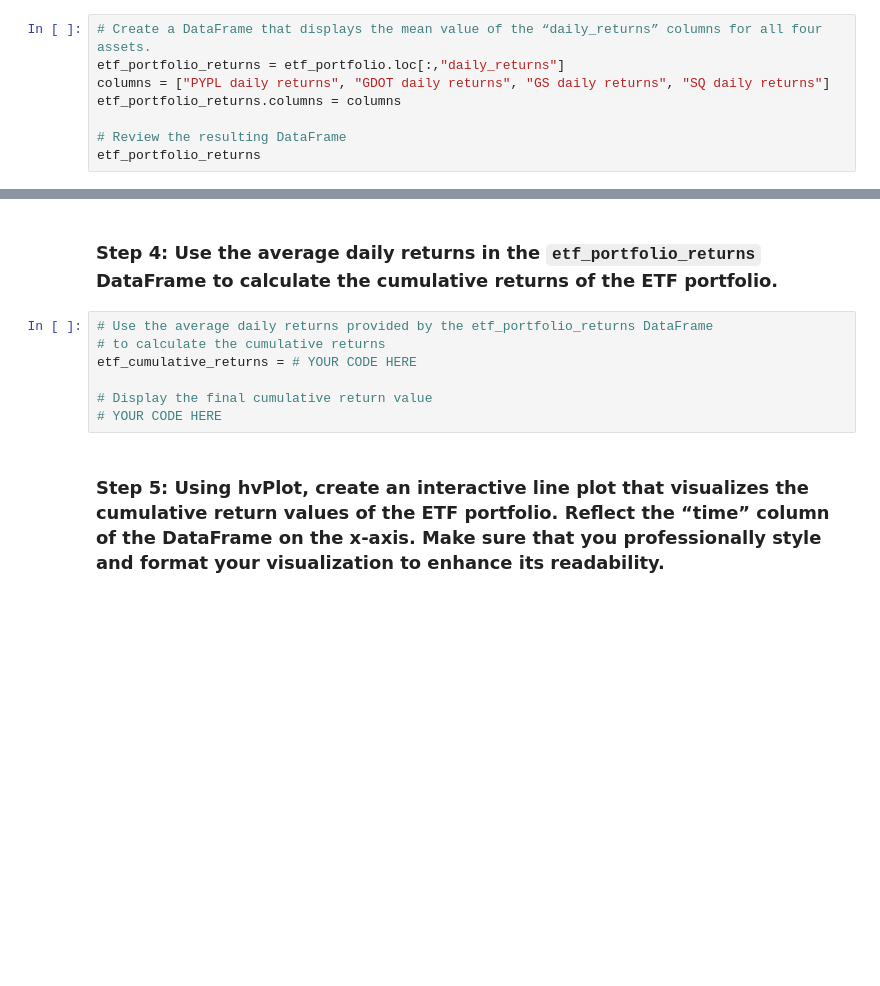
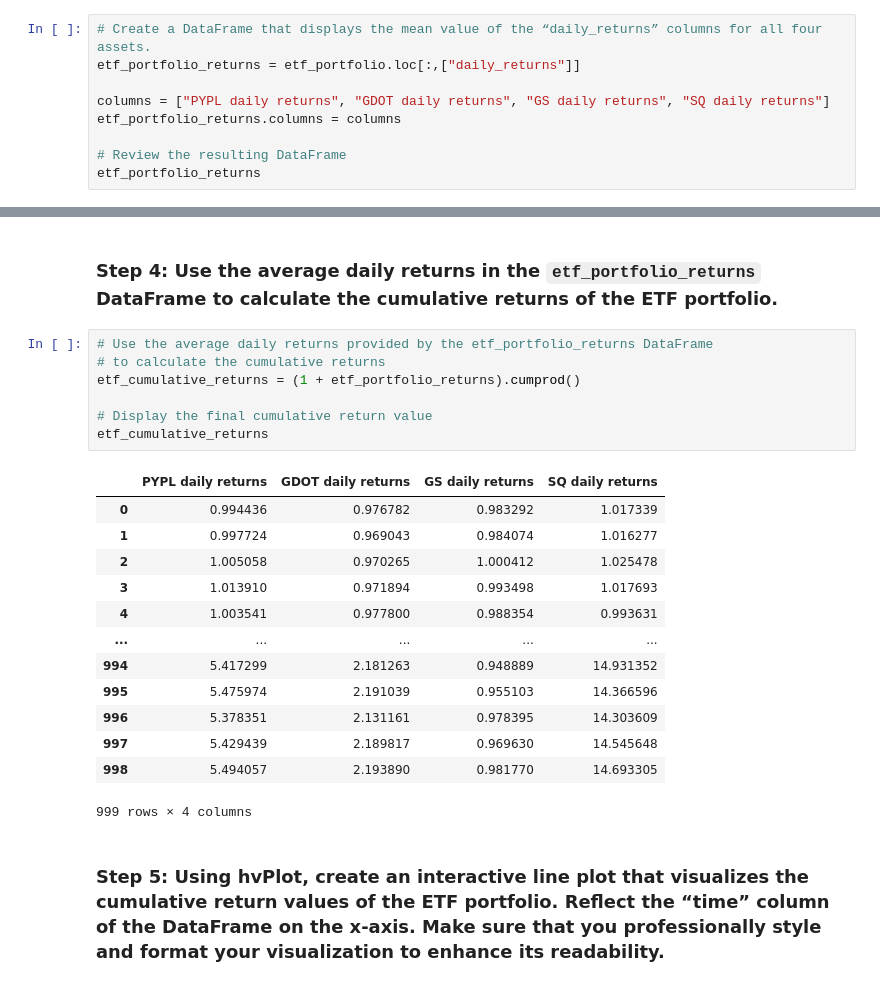
Before and after one commit to naomynaomy/ETF-Analyzer, a Jupyter notebook: Starter_Code/etf_analyzer.ipynb, the cells around one changed output, grey strips where cells are left out. Drawn from its saved outputs; the diff is of its cells as text; blank space fills up the shorter version.

Commit message:
calculate and plot cumulative returns

```diff
--- a/Starter_Code/etf_analyzer.ipynb
+++ b/Starter_Code/etf_analyzer.ipynb
@@ -350,7 +350,8 @@ etf_portfolio
 ### Step 2: Create a DataFrame that averages the “daily_returns” columns for all four assets. Review the resulting DataFrame.
 # %%
 # Create a DataFrame that displays the mean value of the “daily_returns” columns for all four assets.
-etf_portfolio_returns = etf_portfolio.loc[:,"daily_returns"]
+etf_portfolio_returns = etf_portfolio.loc[:,["daily_returns"]]
+
 columns = ["PYPL daily returns", "GDOT daily returns", "GS daily returns", "SQ daily returns"]
 etf_portfolio_returns.columns = columns
 
@@ -397,10 +399,24 @@ Length: 999, dtype: float64
 # %%
 # Use the average daily returns provided by the etf_portfolio_returns DataFrame
 # to calculate the cumulative returns
-etf_cumulative_returns = # YOUR CODE HERE
+etf_cumulative_returns = (1 + etf_portfolio_returns).cumprod()
 
 # Display the final cumulative return value
-# YOUR CODE HERE
+etf_cumulative_returns
+# %% [output]
+|  | PYPL daily returns | GDOT daily returns | GS daily returns | SQ daily returns |
+| 0 | 0.994436 | 0.976782 | 0.983292 | 1.017339 |
+| 1 | 0.997724 | 0.969043 | 0.984074 | 1.016277 |
+| 2 | 1.005058 | 0.970265 | 1.000412 | 1.025478 |
+| 3 | 1.013910 | 0.971894 | 0.993498 | 1.017693 |
+| 4 | 1.003541 | 0.977800 | 0.988354 | 0.993631 |
+| ... | ... | ... | ... | ... |
+| 994 | 5.417299 | 2.181263 | 0.948889 | 14.931352 |
+| 995 | 5.475974 | 2.191039 | 0.955103 | 14.366596 |
+| 996 | 5.378351 | 2.131161 | 0.978395 | 14.303609 |
+| 997 | 5.429439 | 2.189817 | 0.969630 | 14.545648 |
+| 998 | 5.494057 | 2.193890 | 0.981770 | 14.693305 |
+999 rows × 4 columns
 # %% [markdown]
 ### Step 5: Using hvPlot, create an interactive line plot that visualizes the cumulative return values of the ETF portfolio. Reflect the “time” column of the DataFrame on the x-axis. Make sure that you professionally style and format your visualization to enhance its readability.
 # %%
```
Also changed, not shown: parts of 2 cells of this notebook.
